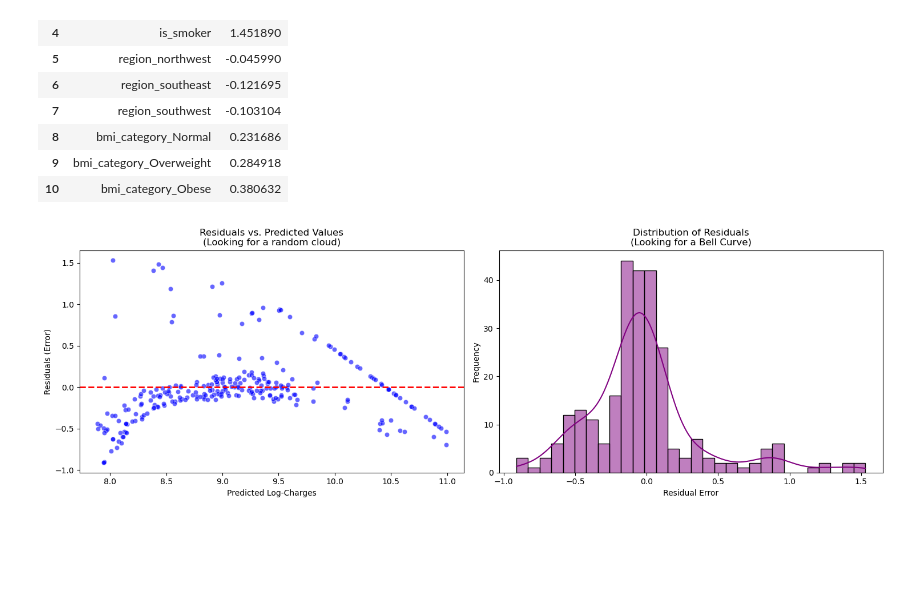
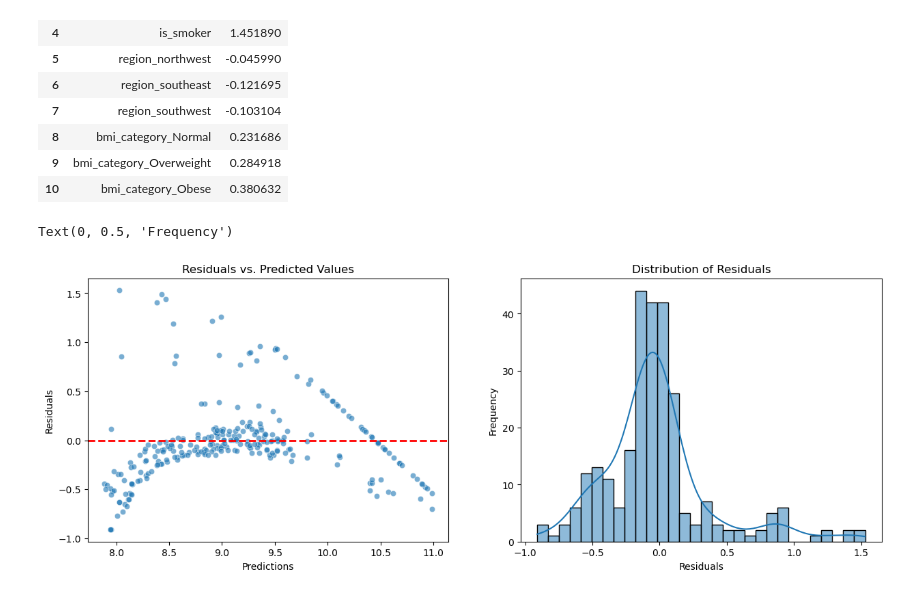
Before and after one commit to khushishahs02/exploratory-data-analysis, a Jupyter notebook: notebooks/03_Modeling.ipynb, the cells around one changed output. Drawn from its saved outputs; the diff is of its cells as text; code cells hidden in the pictures; blank space fills up the shorter version.

Commit message:
refactor: simplify residuals visualization in modeling notebook

```diff
--- a/notebooks/03_Modeling.ipynb
+++ b/notebooks/03_Modeling.ipynb
@@ -109,41 +109,27 @@ coefficients_df
 | 9 | bmi_category_Overweight | 0.284918 |
 | 10 | bmi_category_Obese | 0.380632 |
 # %%
-import matplotlib.pyplot as plt
-import seaborn as sns
-
-# 1. Calculate the actual mistakes (Residuals) for the Test Set
-# Error = True Value - Predicted Value
 residuals = y_test - y_test_pred
-
-# 2. Set up a wide canvas for two side-by-side plots
 fig, axes = plt.subplots(1, 2, figsize=(15, 5))
 
 # ----------------------------------------------------
 # PLOT 1: Residuals vs. Predicted (The Scatter Plot)
 # ----------------------------------------------------
-sns.scatterplot(x=y_test_pred, y=residuals, alpha=0.6, ax=axes[0], color='blue')
-
-# Draw the 'Perfect Prediction' baseline at Y=0
+sns.scatterplot(x=y_test_pred, y=residuals, alpha=0.6, ax=axes[0])
 axes[0].axhline(y=0, color='red', linestyle='--', linewidth=2)
-
-axes[0].set_title('Residuals vs. Predicted Values\n(Looking for a random cloud)')
-axes[0].set_xlabel('Predicted Log-Charges')
-axes[0].set_ylabel('Residuals (Error)')
+axes[0].set_title('Residuals vs. Predicted Values')
+axes[0].set_xlabel('Predictions')
+axes[0].set_ylabel('Residuals')
 
 
 # ----------------------------------------------------
 # PLOT 2: Residual Distribution (The Histogram)
 # ----------------------------------------------------
-# kde=True draws the smooth bell curve line over the bars
-sns.histplot(residuals, kde=True, ax=axes[1], color='purple', bins=30)
+sns.histplot(residuals, kde=True, ax=axes[1], bins=30)
 
-axes[1].set_title('Distribution of Residuals\n(Looking for a Bell Curve)')
-axes[1].set_xlabel('Residual Error')
+axes[1].set_title('Distribution of Residuals')
+axes[1].set_xlabel('Residuals')
 axes[1].set_ylabel('Frequency')
-
-# Show the plots!
-plt.tight_layout()
-plt.show()
 # %% [output]
+Text(0, 0.5, 'Frequency')
-[figure, old version]
+[figure, new version]
```
Also changed, not shown: parts of 1 cell of this notebook.
